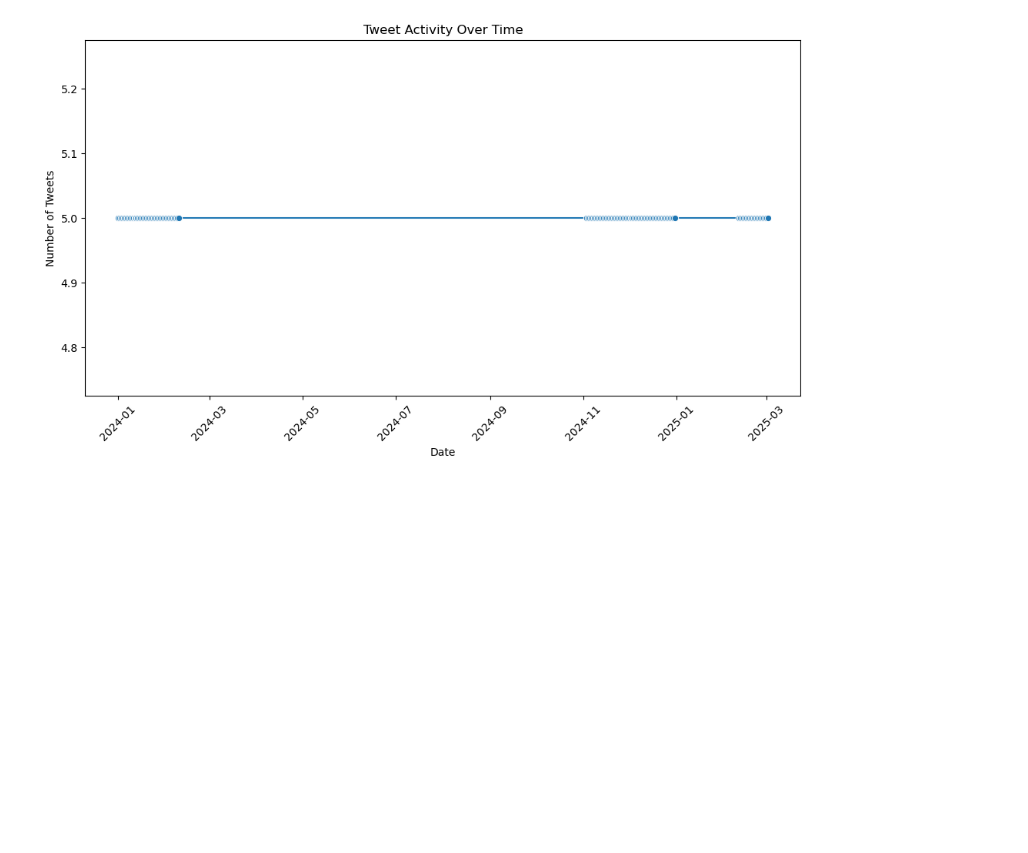
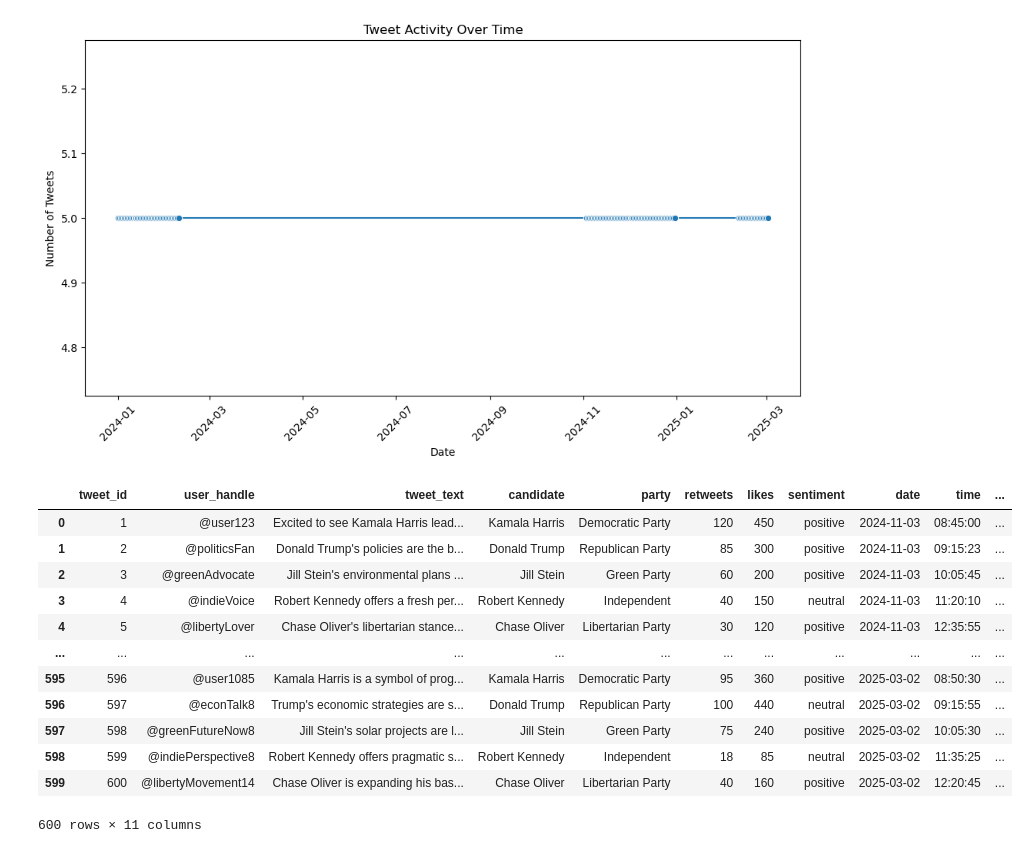
Before and after one commit to ArianaPapantonio/2024_US_Election_Sentiment_on_X, a Jupyter notebook: EDA.ipynb, the cells around one changed output. Cells and saved outputs as stored; diff of their text form; code cells hidden in the pictures; blank space fills up the shorter version.

```diff
--- a/EDA.ipynb
+++ b/EDA.ipynb
@@ -602,3 +602,19 @@ plt.xticks(rotation=45)
 plt.show()
 # %% [output]
 [figure]
+# %%
+df_tweets
+# %% [output]
+|  | tweet_id | user_handle | tweet_text | candidate | party | retweets | likes | sentiment | date | time | ... |
+| 0 | 1 | @user123 | Excited to see Kamala Harris lead... | Kamala Harris | Democratic Party | 120 | 450 | positive | 2024-11-03 | 08:45:00 | ... |
+| 1 | 2 | @politicsFan | Donald Trump's policies are the b... | Donald Trump | Republican Party | 85 | 300 | positive | 2024-11-03 | 09:15:23 | ... |
+| 2 | 3 | @greenAdvocate | Jill Stein's environmental plans ... | Jill Stein | Green Party | 60 | 200 | positive | 2024-11-03 | 10:05:45 | ... |
+| 3 | 4 | @indieVoice | Robert Kennedy offers a fresh per... | Robert Kennedy | Independent | 40 | 150 | neutral | 2024-11-03 | 11:20:10 | ... |
+| 4 | 5 | @libertyLover | Chase Oliver's libertarian stance... | Chase Oliver | Libertarian Party | 30 | 120 | positive | 2024-11-03 | 12:35:55 | ... |
+| ... | ... | ... | ... | ... | ... | ... | ... | ... | ... | ... | ... |
+| 595 | 596 | @user1085 | Kamala Harris is a symbol of prog... | Kamala Harris | Democratic Party | 95 | 360 | positive | 2025-03-02 | 08:50:30 | ... |
+| 596 | 597 | @econTalk8 | Trump's economic strategies are s... | Donald Trump | Republican Party | 100 | 440 | neutral | 2025-03-02 | 09:15:55 | ... |
+| 597 | 598 | @greenFutureNow8 | Jill Stein's solar projects are l... | Jill Stein | Green Party | 75 | 240 | positive | 2025-03-02 | 10:05:30 | ... |
+| 598 | 599 | @indiePerspective8 | Robert Kennedy offers pragmatic s... | Robert Kennedy | Independent | 18 | 85 | neutral | 2025-03-02 | 11:35:25 | ... |
+| 599 | 600 | @libertyMovement14 | Chase Oliver is expanding his bas... | Chase Oliver | Libertarian Party | 40 | 160 | positive | 2025-03-02 | 12:20:45 | ... |
+600 rows × 11 columns
```
Also changed, not shown: parts of 5 cells of this notebook, 2 other files.
